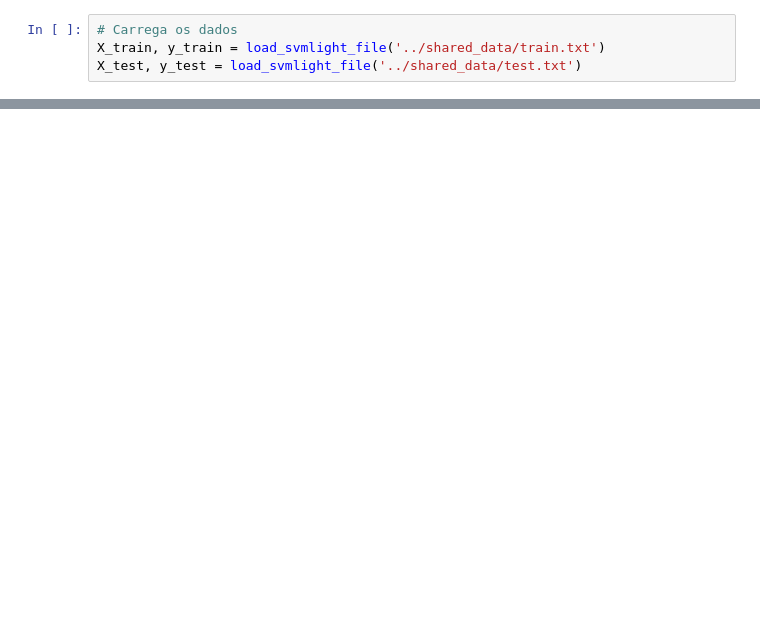
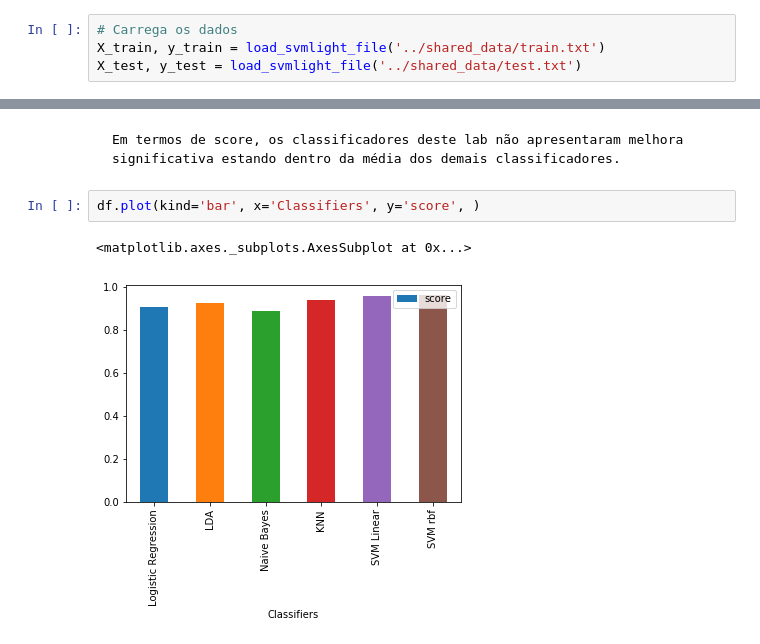
Before and after one commit to pedrocwb/DSDB, a Jupyter notebook: Machine Learning/Lab_4-SVM/SVM .ipynb, the cells around one changed output, grey strips where cells are left out. Saved outputs shown, nothing was run; the diff lists cells and outputs as text; blank space fills up the shorter version.

```diff
--- a/Machine Learning/Lab_4-SVM/SVM .ipynb
+++ b/Machine Learning/Lab_4-SVM/SVM .ipynb
@@ -167,0 +231,7 @@ modelos
+# %% [markdown]
+    Em termos de score, os classificadores deste lab não apresentaram melhora significativa estando dentro da média dos demais classificadores.
+# %%
+df.plot(kind='bar', x='Classifiers', y='score', )
+# %% [output]
+<matplotlib.axes._subplots.AxesSubplot at 0x...>
+[figure, added]
```
Also changed, not shown: parts of 14 cells of this notebook, 5 other files.
